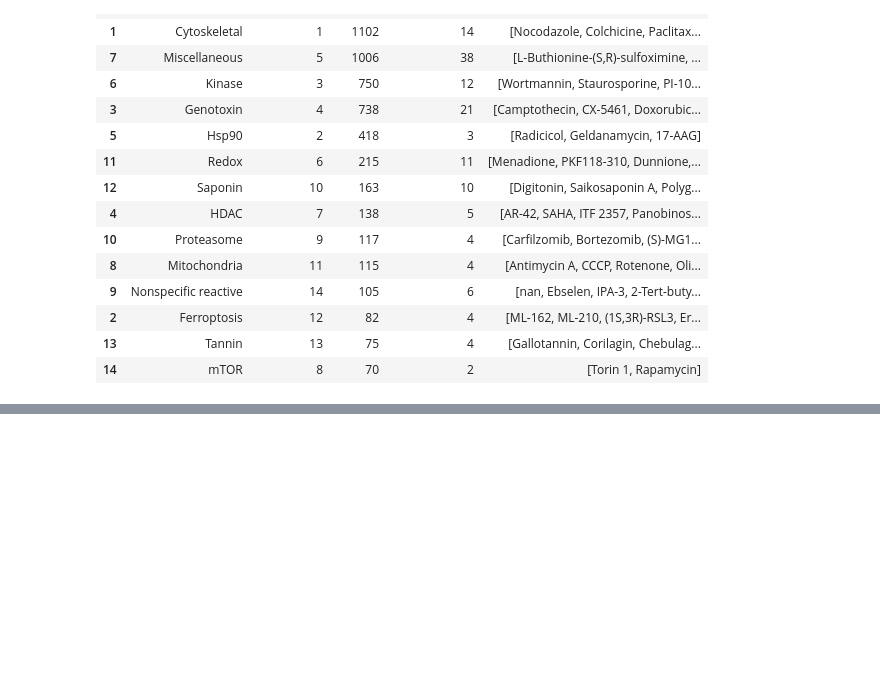
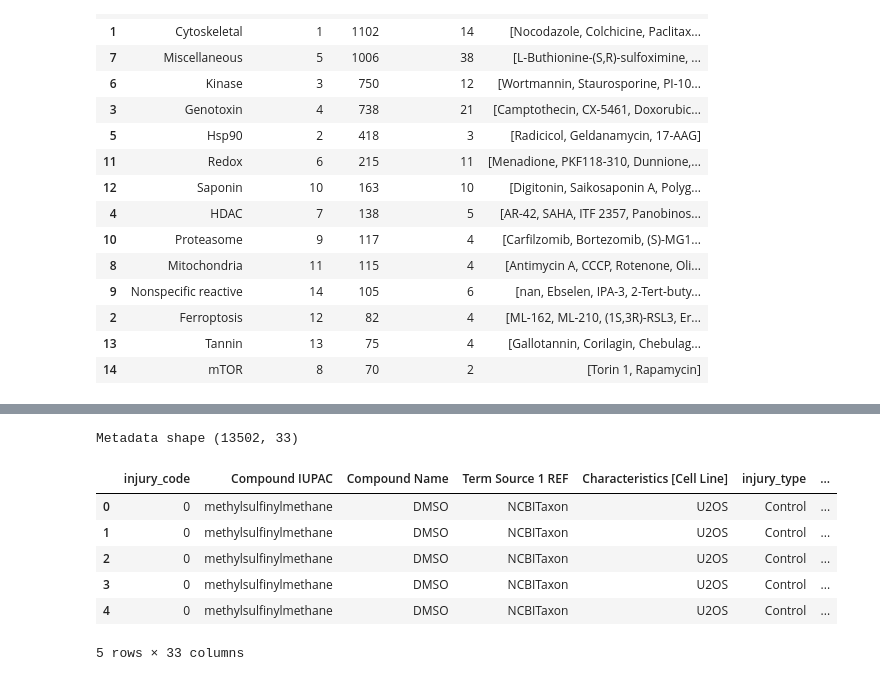
Before and after one commit to WayScience/Cytotoxic-Nuisance-Metadata-Analysis, a Jupyter notebook: notebooks/1.data_splits/1.data_splits.ipynb, the cells around one changed output, grey strips where cells are left out. Saved outputs shown, nothing was run; the diff lists cells and outputs as text; code cells hidden in the pictures; blank space fills up the shorter version.

```diff
--- a/notebooks/1.data_splits/1.data_splits.ipynb
+++ b/notebooks/1.data_splits/1.data_splits.ipynb
@@ -551,3 +551,22 @@ all_feature_col_names = {
 # save as a json file
 with open(data_split_dir / "feature_cols.json", mode="w") as f:
     json.dump(all_feature_col_names, f)
+# %%
+# save metadata after holdout
+cell_injury_metadata = fs_profile_df[fs_profile_df.columns[:33]]
+cell_injury_metadata.to_csv(
+    data_split_dir / "cell_injury_metadata_after_holdout.csv.gz", compression="gzip"
+)
+
+# display
+print("Metadata shape", cell_injury_metadata.shape)
+cell_injury_metadata.head()
+# %% [output]
+Metadata shape (13502, 33)
+|  | injury_code | Compound IUPAC | Compound Name | Term Source 1 REF | Characteristics [Cell Line] | injury_type | ... |
+| 0 | 0 | methylsulfinylmethane | DMSO | NCBITaxon | U2OS | Control | ... |
+| 1 | 0 | methylsulfinylmethane | DMSO | NCBITaxon | U2OS | Control | ... |
+| 2 | 0 | methylsulfinylmethane | DMSO | NCBITaxon | U2OS | Control | ... |
+| 3 | 0 | methylsulfinylmethane | DMSO | NCBITaxon | U2OS | Control | ... |
+| 4 | 0 | methylsulfinylmethane | DMSO | NCBITaxon | U2OS | Control | ... |
+5 rows × 33 columns
```
Also changed, not shown: parts of 5 cells of this notebook, 12 other files.
